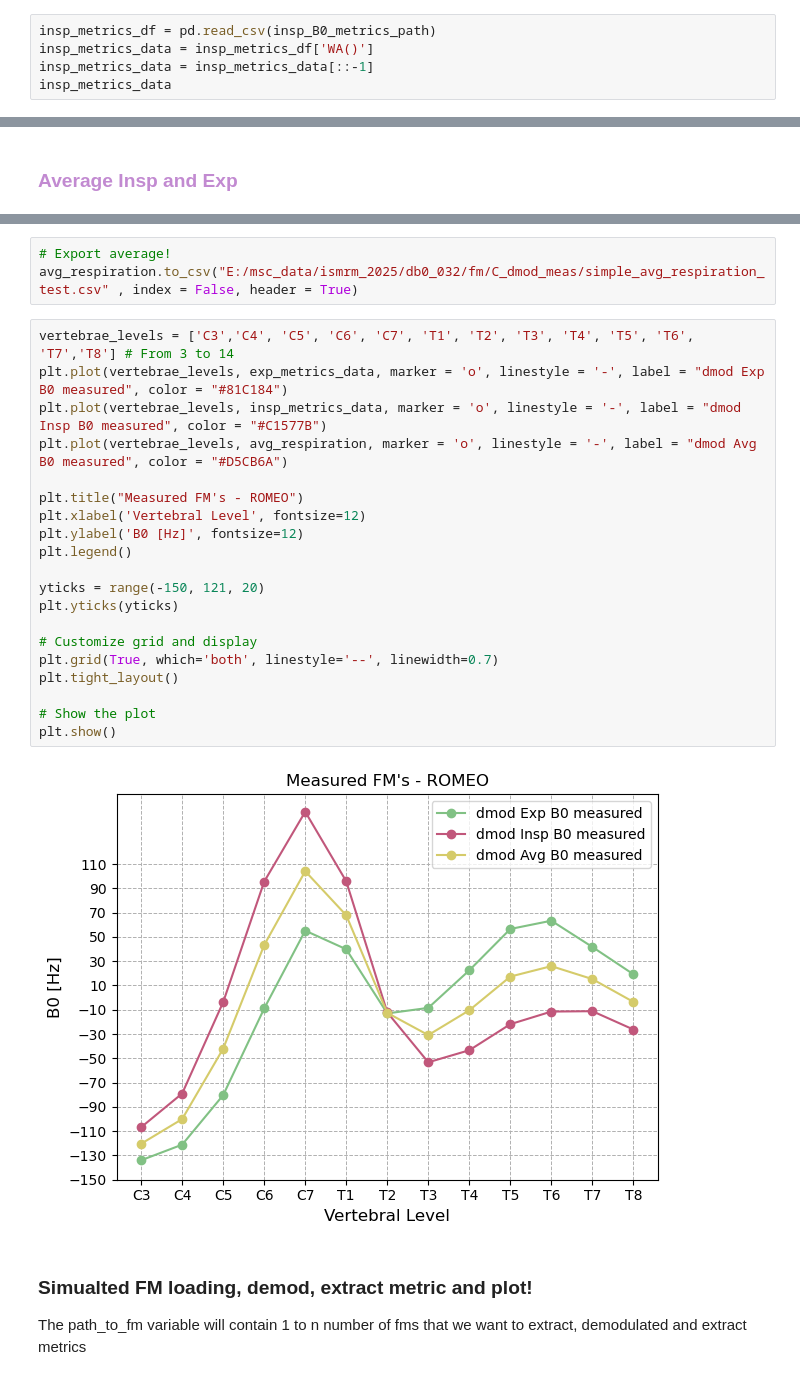
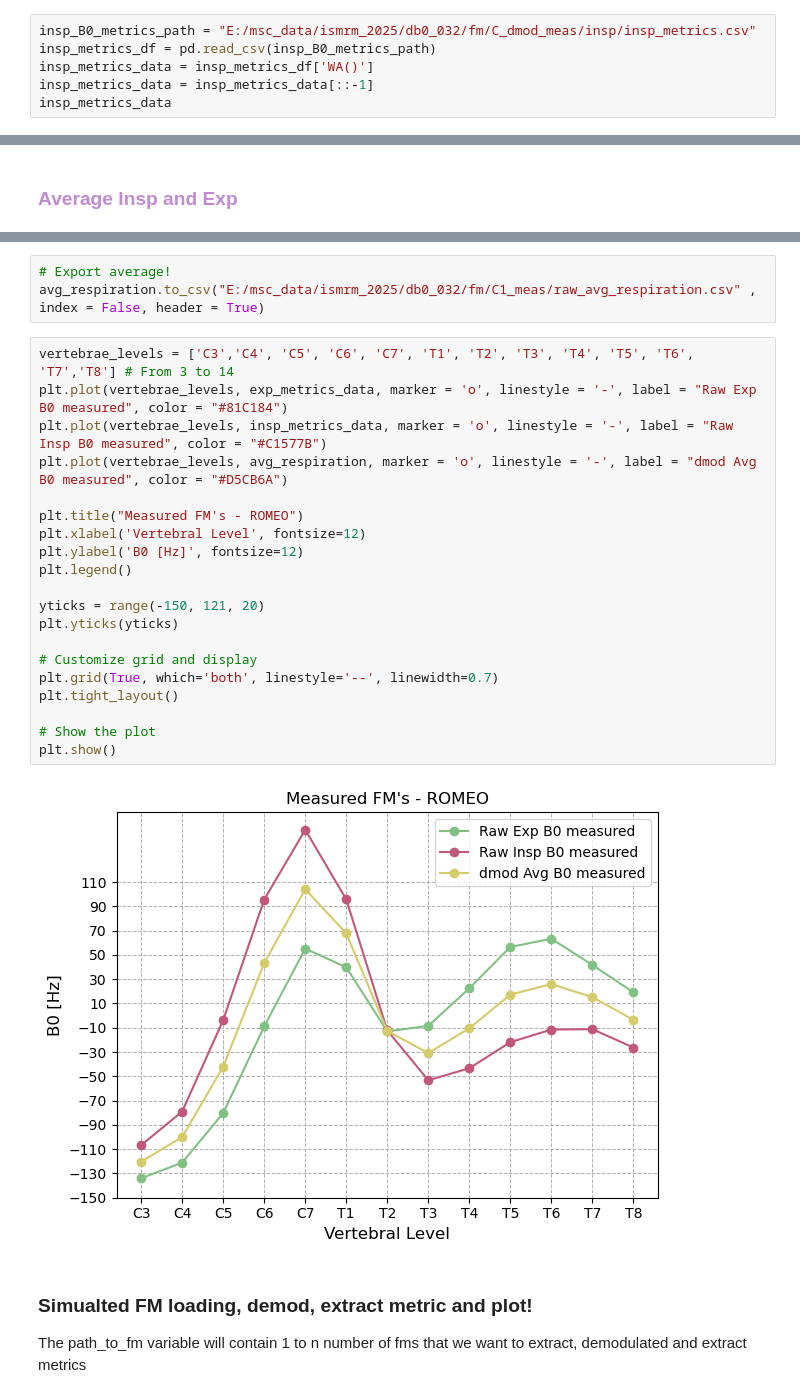
Before and after one commit to sriosq/Image-processing-strategies, a Jupyter notebook: compare_fieldmap/db0_032.ipynb, the cells around one changed output, grey strips where cells are left out. Drawn from its saved outputs; the diff is of its cells as text.

```diff
--- a/compare_fieldmap/db0_032.ipynb
+++ b/compare_fieldmap/db0_032.ipynb
@@ -153,6 +137,7 @@ WARNING: No slices present in slicegroup 1 (vertebral level (4,)). Please check
 Done! To view results, type:
 start E:/msc_data/ismrm_2025/db0_032/fm/C_dmod_meas/insp/insp_metrics_test.csv
 # %%
+insp_B0_metrics_path = "E:/msc_data/ismrm_2025/db0_032/fm/C_dmod_meas/insp/insp_metrics.csv"
 insp_metrics_df = pd.read_csv(insp_B0_metrics_path)
 insp_metrics_data = insp_metrics_df['WA()']
 insp_metrics_data = insp_metrics_data[::-1]
@@ -234,28 +184,28 @@ dtype: object
 # %%
 # Export average!
-avg_respiration.to_csv("E:/msc_data/ismrm_2025/db0_032/fm/C_dmod_meas/simple_avg_respiration_test.csv" , index = False, header = True)
+avg_respiration.to_csv("E:/msc_data/ismrm_2025/db0_032/fm/C1_meas/raw_avg_respiration.csv" , index = False, header = True)
 # %%
 vertebrae_levels = ['C3','C4', 'C5', 'C6', 'C7', 'T1', 'T2', 'T3', 'T4', 'T5', 'T6', 'T7','T8'] # From 3 to 14
-plt.plot(vertebrae_levels, exp_metrics_data, marker = 'o', linestyle = '-', label = "dmod Exp B0 measured", color = "#81C184")
-plt.plot(vertebrae_levels, insp_metrics_data, marker = 'o', linestyle = '-', label = "dmod Insp B0 measured", color = "#C1577B")
+plt.plot(vertebrae_levels, exp_metrics_data, marker = 'o', linestyle = '-', label = "Raw Exp B0 measured", color = "#81C184")
+plt.plot(vertebrae_levels, insp_metrics_data, marker = 'o', linestyle = '-', label = "Raw Insp B0 measured", color = "#C1577B")
 plt.plot(vertebrae_levels, avg_respiration, marker = 'o', linestyle = '-', label = "dmod Avg B0 measured", color = "#D5CB6A")
 
 plt.title("Measured FM's - ROMEO")
 plt.xlabel('Vertebral Level', fontsize=12)
 plt.ylabel('B0 [Hz]', fontsize=12)
 plt.legend()
 
 yticks = range(-150, 121, 20)
 plt.yticks(yticks)
 
 # Customize grid and display
 plt.grid(True, which='both', linestyle='--', linewidth=0.7)
 plt.tight_layout()
 
 # Show the plot
 plt.show()
 # %% [output]
-[figure, old version]
+[figure, new version]
 # %% [markdown]
 ### Simualted FM loading, demod, extract metric and plot!
 The path_to_fm variable will contain 1 to n number of fms that we want to extract, demodulated and extract metrics
```
Also changed, not shown: parts of 28 cells of this notebook, 9 other files.
